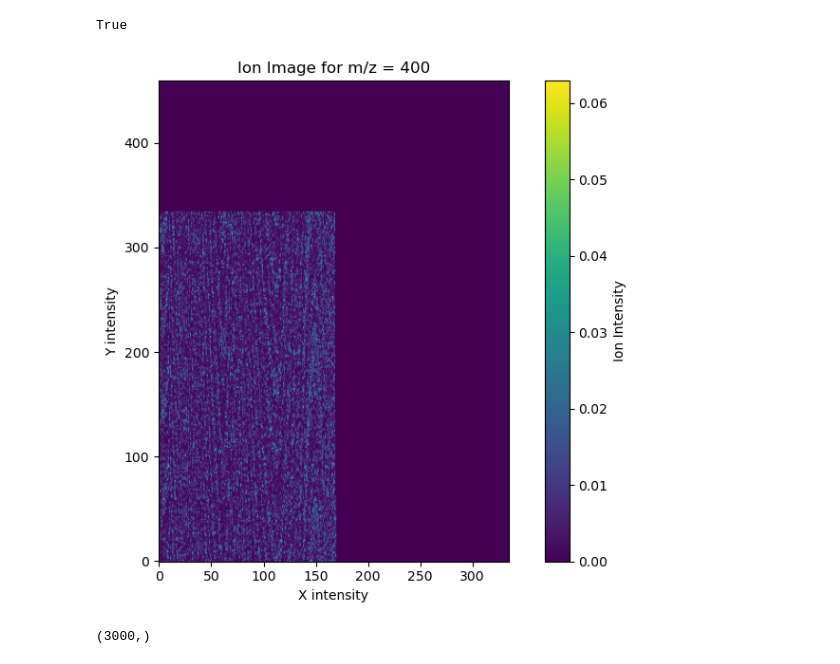
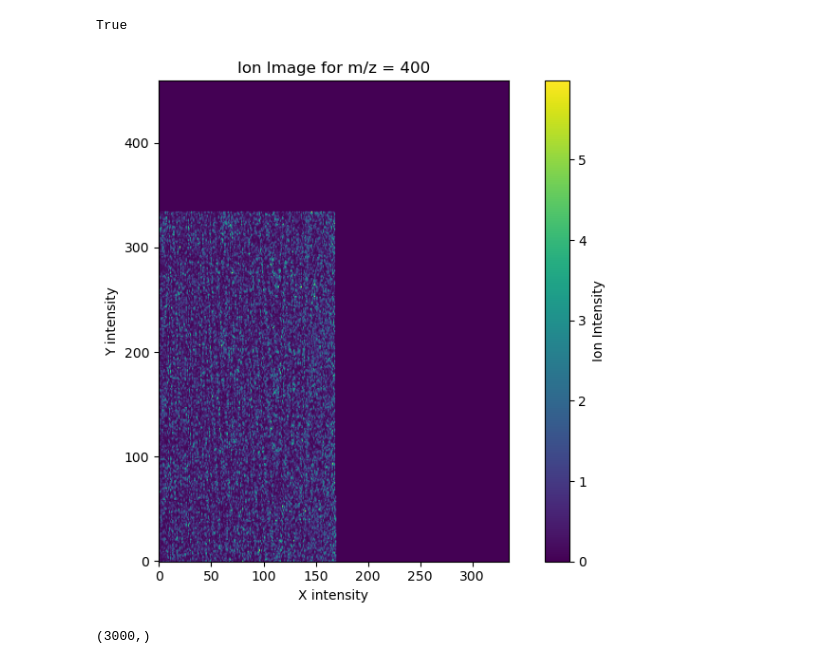
Before and after one commit to Tapiwamaz/HonoursResearch, a Jupyter notebook: Notebooks/VisualizeNpy.ipynb, the cells around one changed output. Saved outputs shown, nothing was run; the diff lists cells and outputs as text; code cells hidden in the pictures.

```diff
--- a/Notebooks/VisualizeNpy.ipynb
+++ b/Notebooks/VisualizeNpy.ipynb
@@ -14,7 +18,7 @@ file.close()
 import matplotlib.pyplot as plt
 # Choose the m/z you want to plot  and tolerance
 target_mz = 400
-tolerance = 1
+tolerance = 10
 
 # Get image dimensions
 width = 335
@@ -32,34 +36,34 @@ for index in range(len(HIV_OG)):
 
     # Get average intensity for the target m/z range
     if np.any(mz_mask):
         ion_intensity = np.sum(intensities[mz_mask])
     else:
         ion_intensity = 0
 
     # Convert linear index to 2D coordinates
     # This should match how your original data was indexed
     x = index % width
     y = index // width
 
     # Make sure we don't exceed image bounds
     # if y < height:
     ion_image[x, y] = ion_intensity
 
 
 
 
 # Plot the ion image
 plt.figure(figsize=(8, 6))
 plt.imshow(ion_image, cmap='viridis', origin='lower')
 plt.colorbar(label='Ion Intensity')
 plt.title(f"Ion Image for m/z = {target_mz}")
 plt.xlabel("X intensity")
 plt.ylabel("Y intensity")
 plt.tight_layout()
 plt.show()
 # %% [output]
 True
-[figure, old version]
+[figure, new version]
 # %%
 common_mzs.shape
 # %% [output]
```
Also changed, not shown: parts of 2 cells of this notebook, 4 other files.
